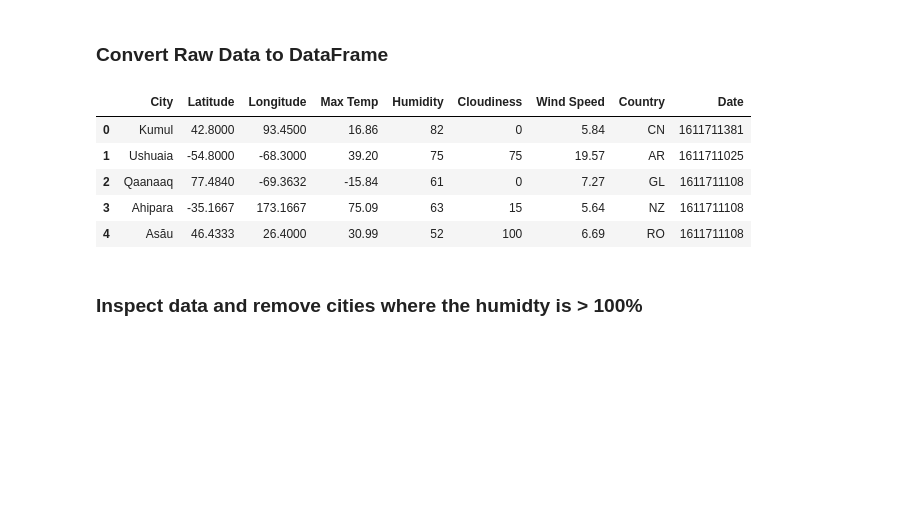
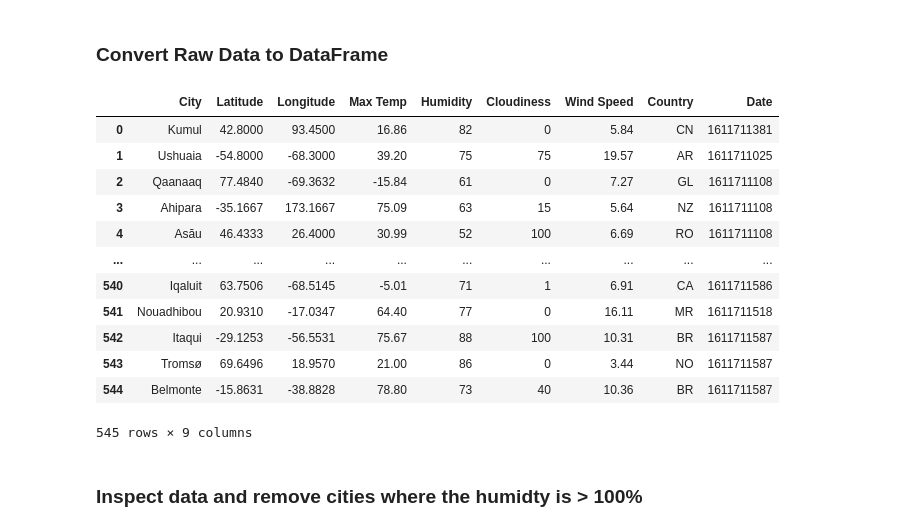
Before and after one commit to HilaryKoerner/Vacation_and_Weather_Analysis, a Jupyter notebook: WeatherPy/WeatherPy.ipynb, the cells around one changed output. Cells and saved outputs as stored; diff of their text form; code cells hidden in the pictures; blank space fills up the shorter version.

```diff
--- a/WeatherPy/WeatherPy.ipynb
+++ b/WeatherPy/WeatherPy.ipynb
@@ -160,17 +161,24 @@ print(len(ok_date))
 # %%
 weather_dict = {"City": ok_cities, "Latitude": ok_lat, "Longitude": ok_lon, "Max Temp": ok_maxtemp,
                 "Humidity": ok_humidity, "Cloudiness": ok_clouds, "Wind Speed": ok_wind,
                 "Country": ok_country, "Date": ok_date}
 
 weather_df = pd.DataFrame(weather_dict)
-weather_df.head()
+weather_df
 # %% [output]
 |  | City | Latitude | Longitude | Max Temp | Humidity | Cloudiness | Wind Speed | Country | Date |
 | 0 | Kumul | 42.8000 | 93.4500 | 16.86 | 82 | 0 | 5.84 | CN | 1611711381 |
 | 1 | Ushuaia | -54.8000 | -68.3000 | 39.20 | 75 | 75 | 19.57 | AR | 1611711025 |
 | 2 | Qaanaaq | 77.4840 | -69.3632 | -15.84 | 61 | 0 | 7.27 | GL | 1611711108 |
 | 3 | Ahipara | -35.1667 | 173.1667 | 75.09 | 63 | 15 | 5.64 | NZ | 1611711108 |
 | 4 | Asău | 46.4333 | 26.4000 | 30.99 | 52 | 100 | 6.69 | RO | 1611711108 |
+| ... | ... | ... | ... | ... | ... | ... | ... | ... | ... |
+| 540 | Iqaluit | 63.7506 | -68.5145 | -5.01 | 71 | 1 | 6.91 | CA | 1611711586 |
+| 541 | Nouadhibou | 20.9310 | -17.0347 | 64.40 | 77 | 0 | 16.11 | MR | 1611711518 |
+| 542 | Itaqui | -29.1253 | -56.5531 | 75.67 | 88 | 100 | 10.31 | BR | 1611711587 |
+| 543 | Tromsø | 69.6496 | 18.9570 | 21.00 | 86 | 0 | 3.44 | NO | 1611711587 |
+| 544 | Belmonte | -15.8631 | -38.8828 | 78.80 | 73 | 40 | 10.36 | BR | 1611711587 |
+545 rows × 9 columns
 # %% [markdown]
 ### Inspect data and remove cities where the humidty is > 100%
 # %%
```
Also changed, not shown: parts of 26 cells of this notebook.
